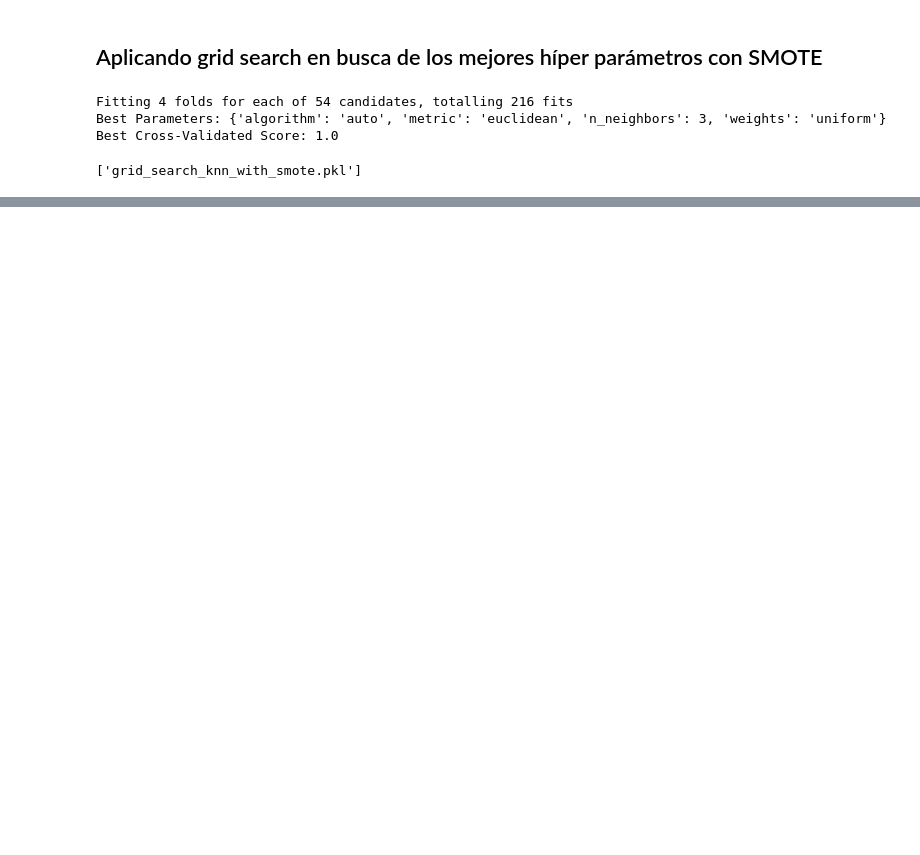
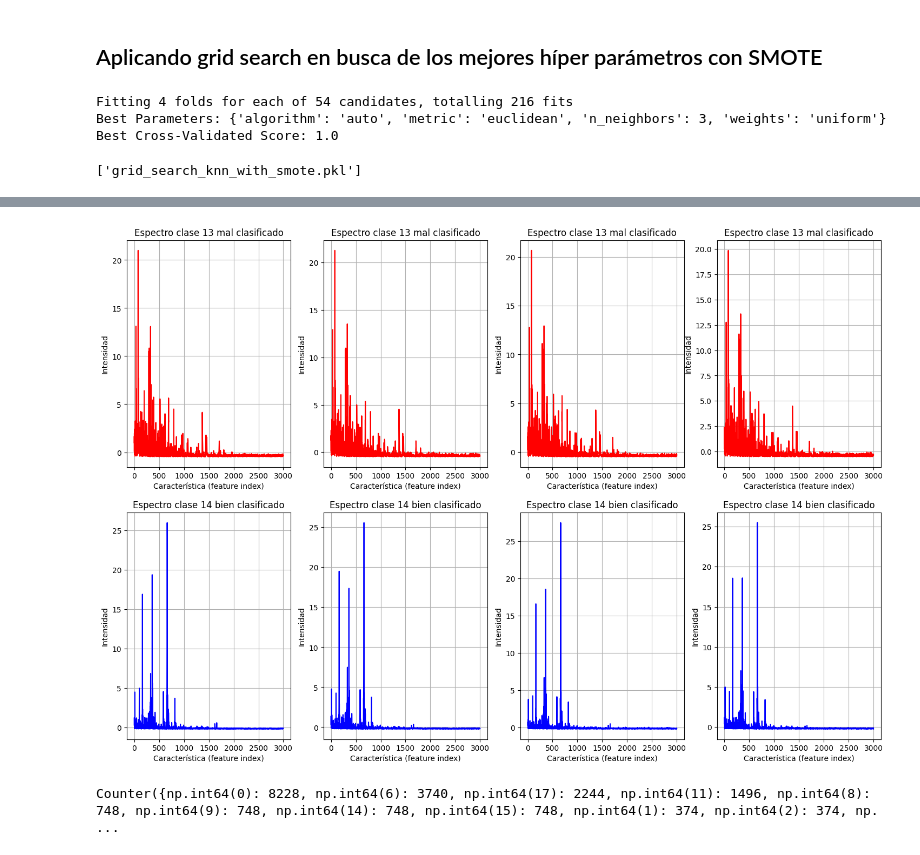
Before and after one commit to alextorsar/FungusClassifier, a Jupyter notebook: simple_fungus_classifier_notebook.ipynb, the cells around one changed output, grey strips where cells are left out. Saved outputs shown, nothing was run; the diff lists cells and outputs as text; code cells hidden in the pictures; blank space fills up the shorter version.

```diff
--- a/simple_fungus_classifier_notebook.ipynb
+++ b/simple_fungus_classifier_notebook.ipynb
@@ -622,0 +684,29 @@ Classification Report:
+# %%
+class_thirteen_bad_classified = df[(df['real_label'] == 13) & (df['predicted_label'] != 13)]
+class_fourteen_well_classified = df[(df['real_label'] == 14) & (df['predicted_label'] == 14)]
+# %%
+wrong_spectra_data_11 = class_thirteen_bad_classified[feature_columns]
+correct_spectra_data_14 = class_fourteen_well_classified[feature_columns]
+# %%
+fig, axes = plt.subplots(2, 4, figsize=(18, 12))
+
+for i in range(4):
+    axes[0, i].plot(range(3000), wrong_spectra_data_11.iloc[i], color='red')
+    axes[0, i].set_title(f'Espectro clase 13 mal clasificado', fontsize=12)
+    axes[0,i].set_xlabel('Característica (feature index)', fontsize=10)
+    axes[0,i].set_ylabel('Intensidad', fontsize=10)
+    axes[0,i].grid(True)
+    axes[1, i].plot(range(3000), correct_spectra_data_14.iloc[i], color='blue')
+    axes[1, i].set_title(f'Espectro clase 14 bien clasificado', fontsize=12)
+    axes[1,i].set_xlabel('Característica (feature index)', fontsize=10)
+    axes[1,i].set_ylabel('Intensidad', fontsize=10)
+    axes[1,i].grid(True)
+# %% [output]
+[figure, added]
+# %%
+#Agrupa genus_smote y cuenta cuantas veces aparece cada uno
+genus_smote_count = Counter(genus_smote)
+#Imprime el número de veces que aparece cada genus en formato bonito
+print(genus_smote_count)
+# %% [output]
+Counter({np.int64(0): 8228, np.int64(6): 3740, np.int64(17): 2244, np.int64(11): 1496, np.int64(8): 748, np.int64(9): 748, np.int64(14): 748, np.int64(15): 748, np.int64(1): 374, np.int64(2): 374, np. ...
```
Also changed, not shown: parts of 40 cells of this notebook, 10 other files.
